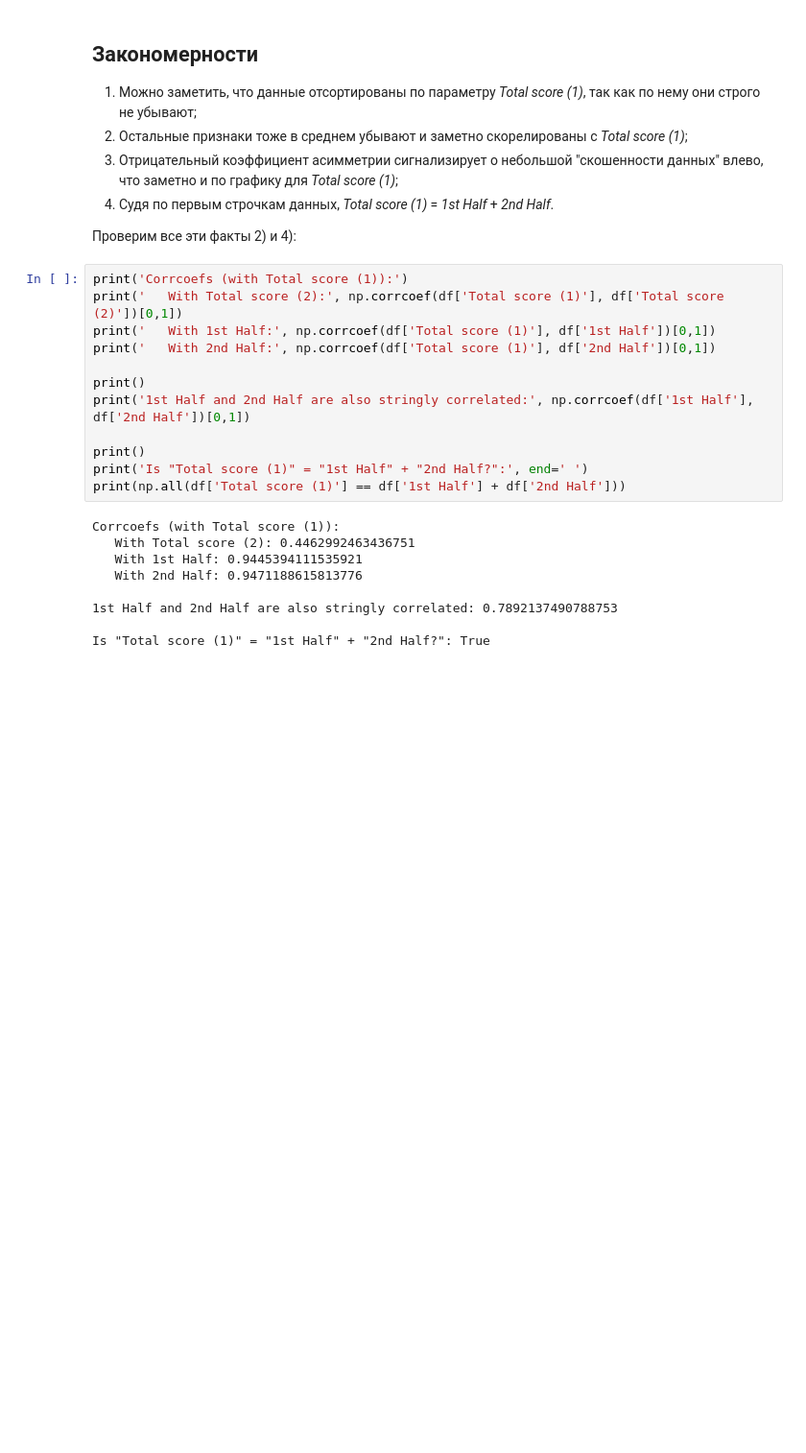
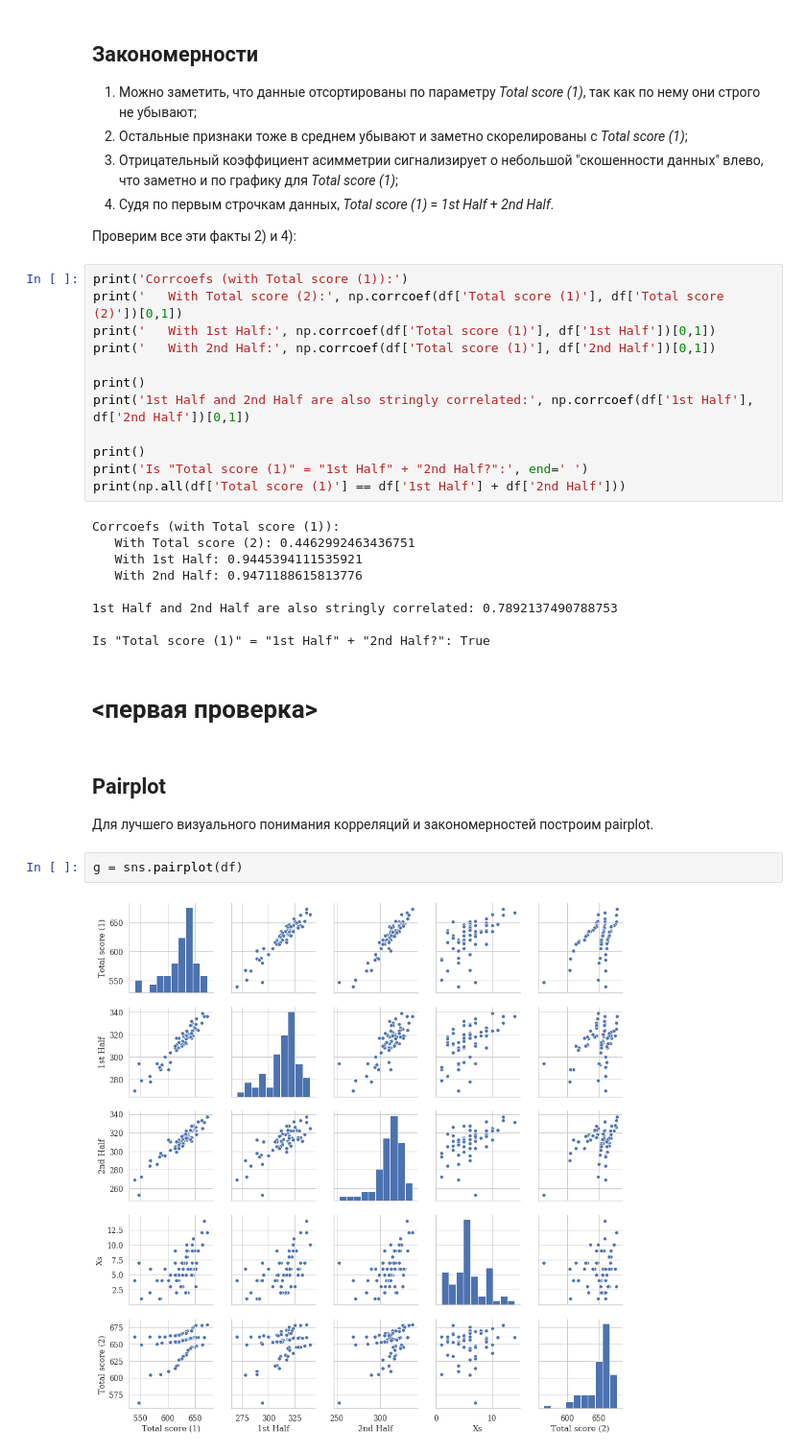
Before and after one commit to oxygen311/Statistics_MHW, a Jupyter notebook: HW1/Task1.ipynb, the cells around one changed output. Shown: that part at 96% size. Cells and saved outputs as stored; diff of their text form; blank space fills up the shorter version.

```diff
--- a/HW1/Task1.ipynb
+++ b/HW1/Task1.ipynb
@@ -141,3 +144,13 @@ Corrcoefs (with Total score (1)):
 1st Half and 2nd Half are also stringly correlated: 0.7892137490788753
 
 Is "Total score (1)" = "1st Half" + "2nd Half?": True
+# %% [markdown]
+# <первая проверка>
+# %% [markdown]
+## Pairplot
+
+Для лучшего визуального понимания корреляций и закономерностей построим pairplot.
+# %%
+g = sns.pairplot(df)
+# %% [output]
+[figure, added]
```
Also changed, not shown: parts of 8 cells of this notebook, 2 other files.
